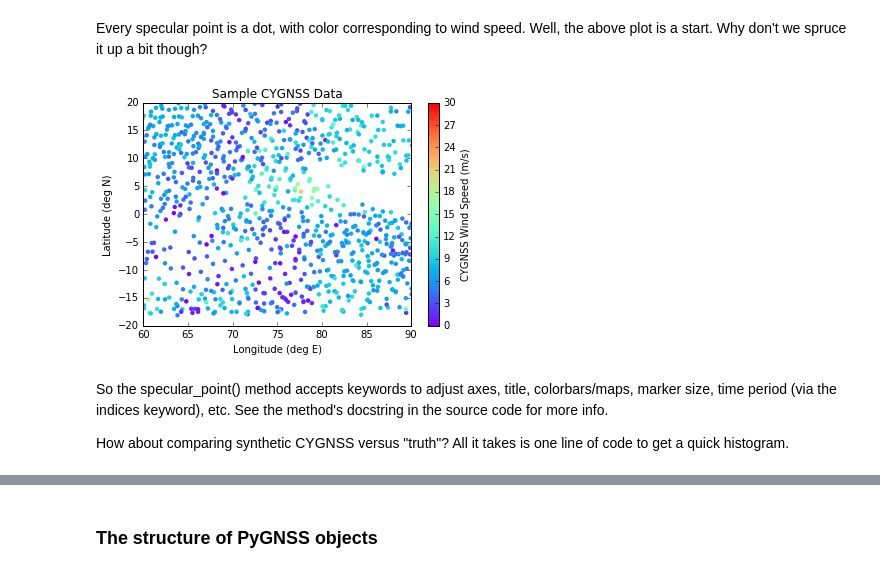
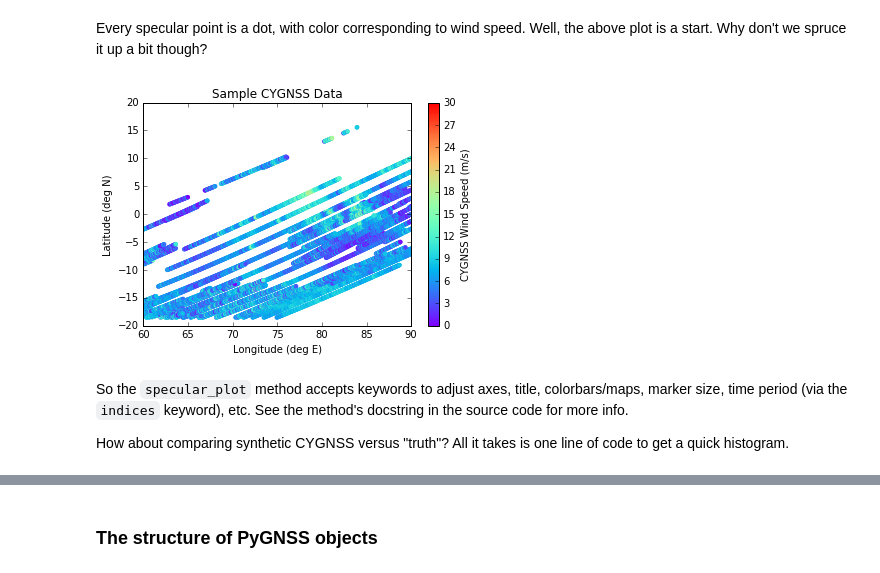
Before and after one commit to nasa/PyGNSS, a Jupyter notebook: notebooks/CYGNSS_L2_Python_Module_Demo.ipynb, the cells around one changed output, grey strips where cells are left out. Drawn from its saved outputs; the diff is of its cells as text; code cells hidden in the pictures.

```diff
--- a/notebooks/CYGNSS_L2_Python_Module_Demo.ipynb
+++ b/notebooks/CYGNSS_L2_Python_Module_Demo.ipynb
@@ -56,12 +58,12 @@ Every specular point is a dot, with color corresponding to wind speed. Well, the
 # %%
 display.specular_plot(colorbar_flag=True, axis_label_flag=True,
                       title='Sample CYGNSS Data', ms=20,
-                      cmap='rainbow', indices=[0,1000],
-                      latrange=[-20,20], lonrange=[60,90])
+                      cmap='rainbow', indices=[10000, 15000],
+                      latrange=[-20, 20], lonrange=[60, 90])
 # %% [output]
-[figure, old version]
+[figure, new version]
 # %% [markdown]
-So the specular_point() method accepts keywords to adjust axes, title, colorbars/maps, marker size, time period (via the indices keyword), etc. See the method's docstring in the source code for more info.
+So the `specular_plot` method accepts keywords to adjust axes, title, colorbars/maps, marker size, time period (via the `indices` keyword), etc. See the method's docstring in the source code for more info.
 
 How about comparing synthetic CYGNSS versus "truth"? All it takes is one line of code to get a quick histogram.
 # %%
```
Also changed, not shown: parts of 24 cells of this notebook, 1 other file.
